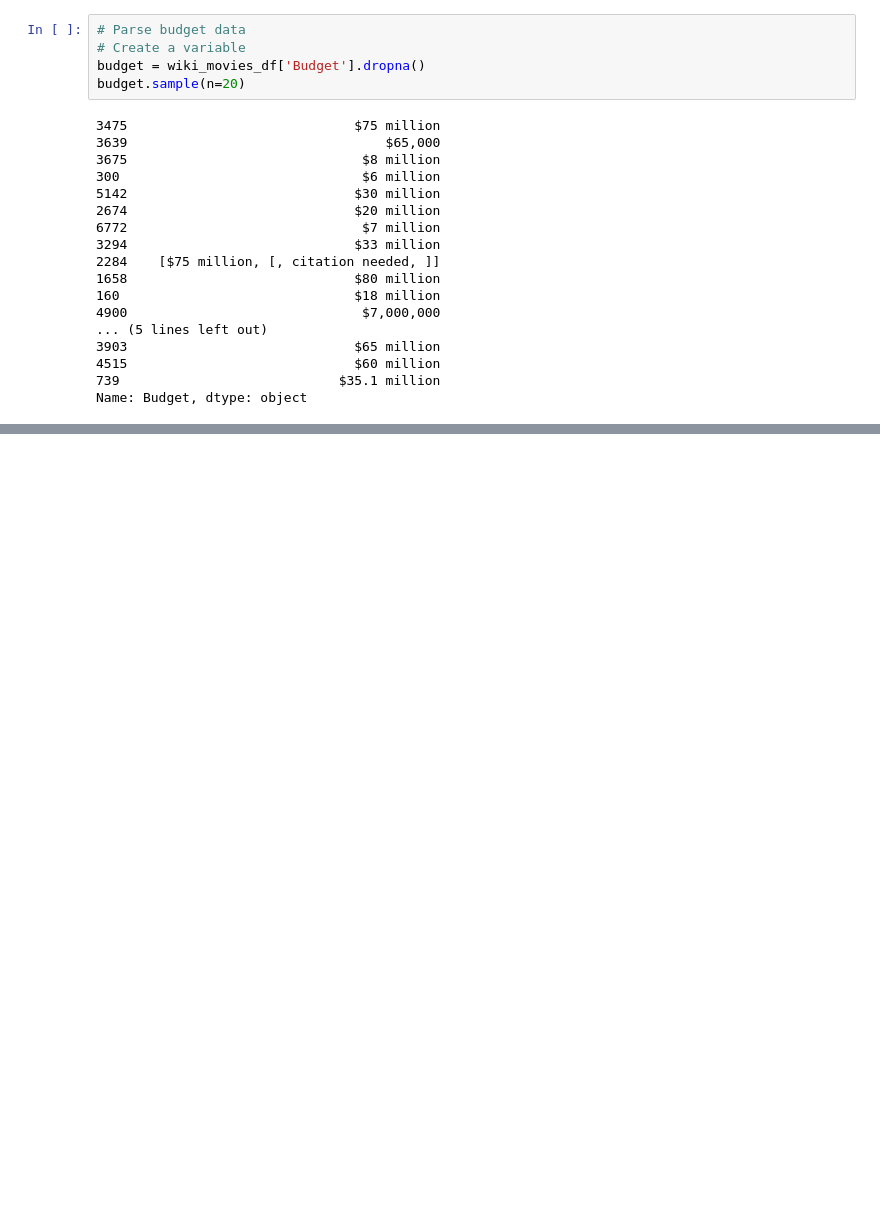
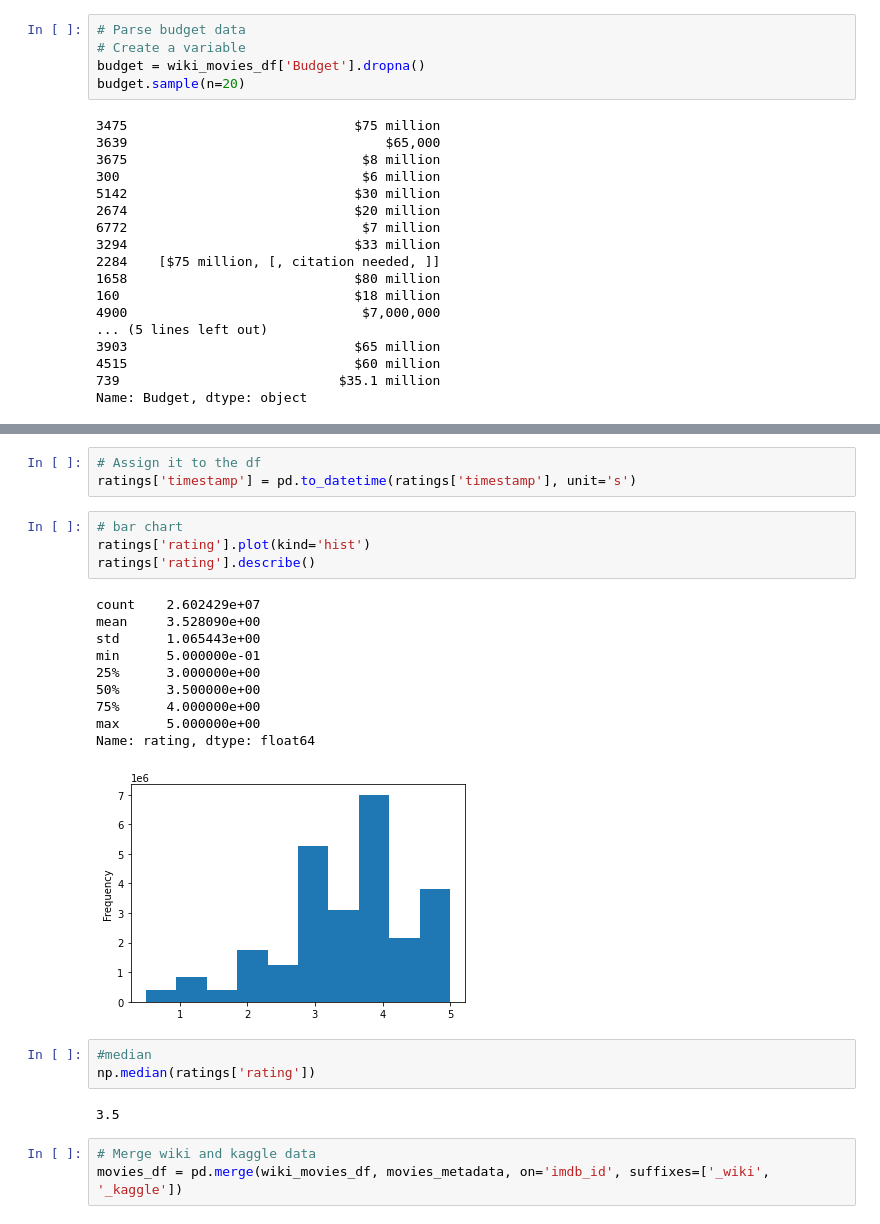
Before and after one commit to kushalishah/Movies-ETL, a Jupyter notebook: movies-etl.ipynb, the cells around one changed output, grey strips where cells are left out. Cells and saved outputs as stored; diff of their text form; blank space fills up the shorter version.

Commit message:
merge_wiki_and_metadata

```diff
--- a/movies-etl.ipynb
+++ b/movies-etl.ipynb
@@ -774,0 +804,26 @@ movies_metadata['release_date'] = pd.to_datetime(movies_metadata['release_date']
+# %%
+# Assign it to the df
+ratings['timestamp'] = pd.to_datetime(ratings['timestamp'], unit='s')
+# %%
+# bar chart
+ratings['rating'].plot(kind='hist')
+ratings['rating'].describe()
+# %% [output]
+count    2.602429e+07
+mean     3.528090e+00
+std      1.065443e+00
+min      5.000000e-01
+25%      3.000000e+00
+50%      3.500000e+00
+75%      4.000000e+00
+max      5.000000e+00
+Name: rating, dtype: float64
+[figure, added]
+# %%
+#median
+np.median(ratings['rating'])
+# %% [output]
+3.5
+# %%
+# Merge wiki and kaggle data
+movies_df = pd.merge(wiki_movies_df, movies_metadata, on='imdb_id', suffixes=['_wiki', '_kaggle'])
```
Also changed, not shown: parts of 81 cells of this notebook.
